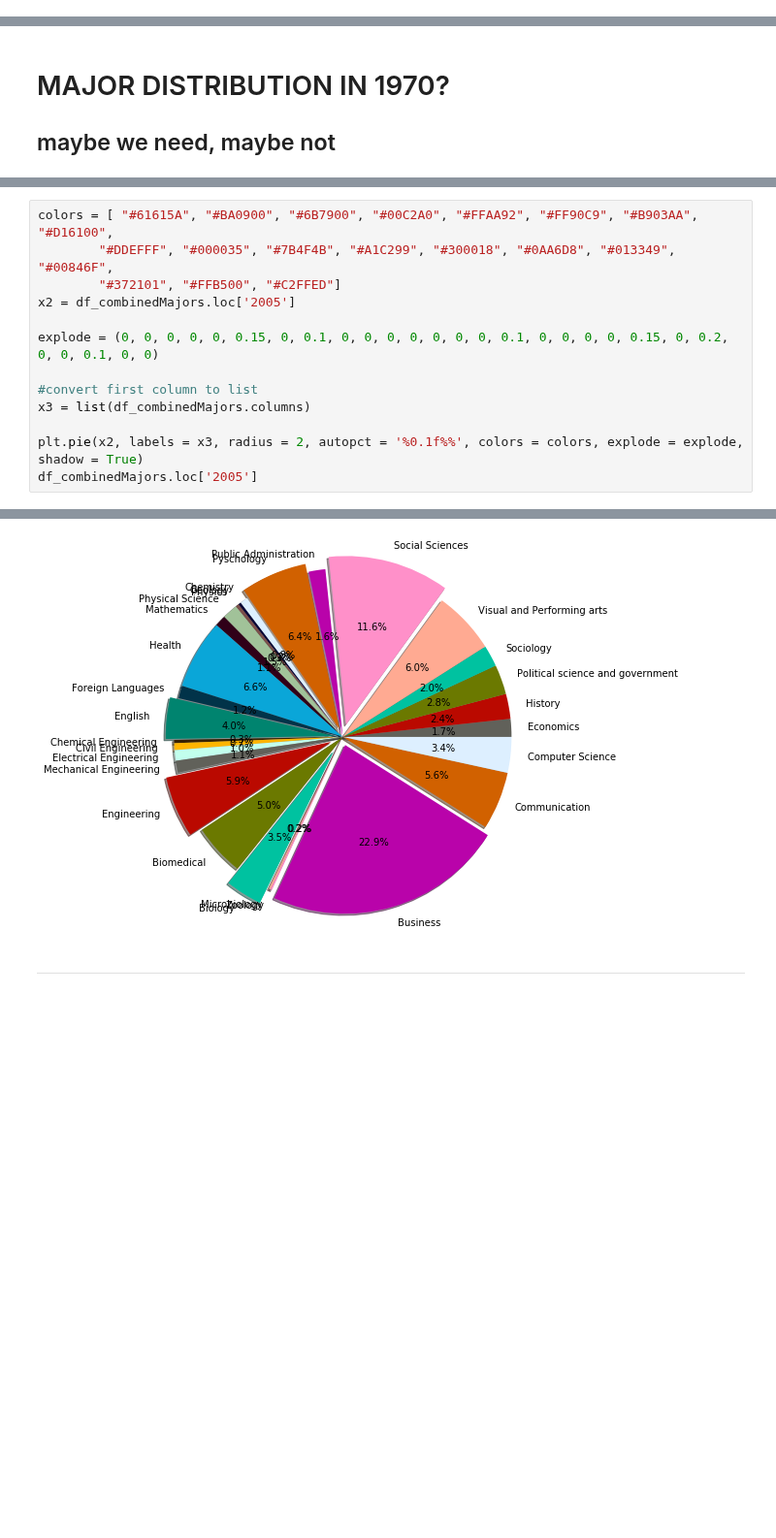
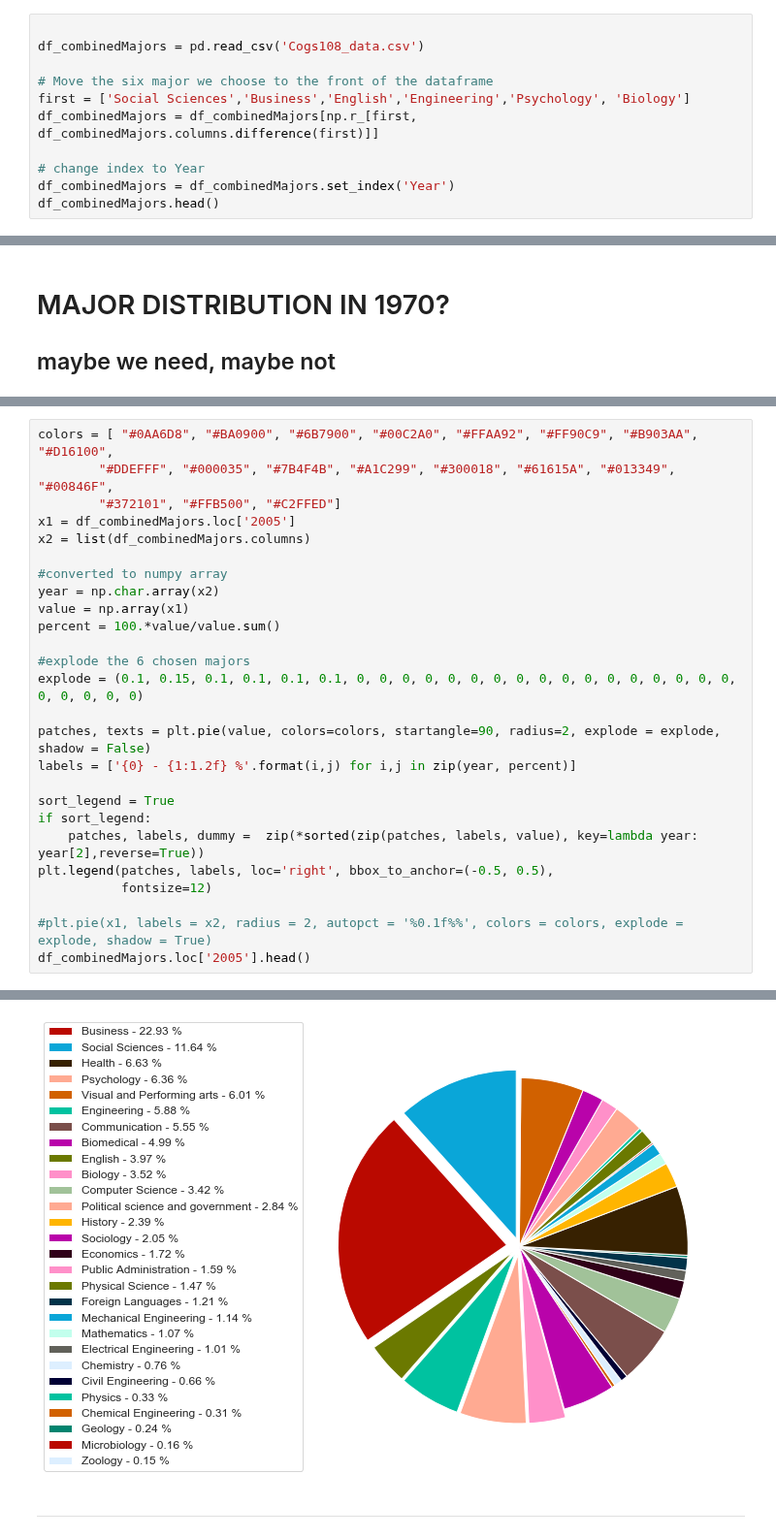
Before and after one commit to COGS108/group027, a Jupyter notebook: FinalProject.ipynb, the cells around one changed output, grey strips where cells are left out. Shown at 97% size. Saved outputs shown, nothing was run; the diff lists cells and outputs as text; blank space fills up the shorter version.

```diff
--- a/FinalProject.ipynb
+++ b/FinalProject.ipynb
@@ -226,0 +214,11 @@ df_combinedMajors.head()
+# %%
+
+df_combinedMajors = pd.read_csv('Cogs108_data.csv')
+
+# Move the six major we choose to the front of the dataframe
+first = ['Social Sciences','Business','English','Engineering','Psychology', 'Biology']
+df_combinedMajors = df_combinedMajors[np.r_[first, df_combinedMajors.columns.difference(first)]]
+
+# change index to Year
+df_combinedMajors = df_combinedMajors.set_index('Year')
+df_combinedMajors.head()
@@ -272,14 +283,27 @@ Name: 1970, dtype: float64
 # %%
-colors = [ "#61615A", "#BA0900", "#6B7900", "#00C2A0", "#FFAA92", "#FF90C9", "#B903AA", "#D16100",
-        "#DDEFFF", "#000035", "#7B4F4B", "#A1C299", "#300018", "#0AA6D8", "#013349", "#00846F",
+colors = [ "#0AA6D8", "#BA0900", "#6B7900", "#00C2A0", "#FFAA92", "#FF90C9", "#B903AA", "#D16100",
+        "#DDEFFF", "#000035", "#7B4F4B", "#A1C299", "#300018", "#61615A", "#013349", "#00846F",
         "#372101", "#FFB500", "#C2FFED"]
-x2 = df_combinedMajors.loc['2005']
+x1 = df_combinedMajors.loc['2005']
+x2 = list(df_combinedMajors.columns)
 
-explode = (0, 0, 0, 0, 0, 0.15, 0, 0.1, 0, 0, 0, 0, 0, 0, 0, 0.1, 0, 0, 0, 0, 0.15, 0, 0.2, 0, 0, 0.1, 0, 0)
+#converted to numpy array
+year = np.char.array(x2)
+value = np.array(x1)
+percent = 100.*value/value.sum()
 
-#convert first column to list
-x3 = list(df_combinedMajors.columns)
+#explode the 6 chosen majors
+explode = (0.1, 0.15, 0.1, 0.1, 0.1, 0.1, 0, 0, 0, 0, 0, 0, 0, 0, 0, 0, 0, 0, 0, 0, 0, 0, 0, 0, 0, 0, 0, 0)
 
-plt.pie(x2, labels = x3, radius = 2, autopct = '%0.1f%%', colors = colors, explode = explode, shadow = True)
-df_combinedMajors.loc['2005']
+patches, texts = plt.pie(value, colors=colors, startangle=90, radius=2, explode = explode, shadow = False)
+labels = ['{0} - {1:1.2f} %'.format(i,j) for i,j in zip(year, percent)]
+
+sort_legend = True
+if sort_legend:
+    patches, labels, dummy =  zip(*sorted(zip(patches, labels, value), key=lambda year: year[2],reverse=True))
+plt.legend(patches, labels, loc='right', bbox_to_anchor=(-0.5, 0.5),
+           fontsize=12)
+
+#plt.pie(x1, labels = x2, radius = 2, autopct = '%0.1f%%', colors = colors, explode = explode, shadow = True)
+df_combinedMajors.loc['2005'].head()
 # %% [output]
@@ -302,5 +315,5 @@ Computer Science                     3.42
 Name: 2005, dtype: float64
-[figure, old version]
+[figure, new version]
 # %% [markdown]
 ***
 # %% [markdown]
```
Also changed, not shown: parts of 13 cells of this notebook.
